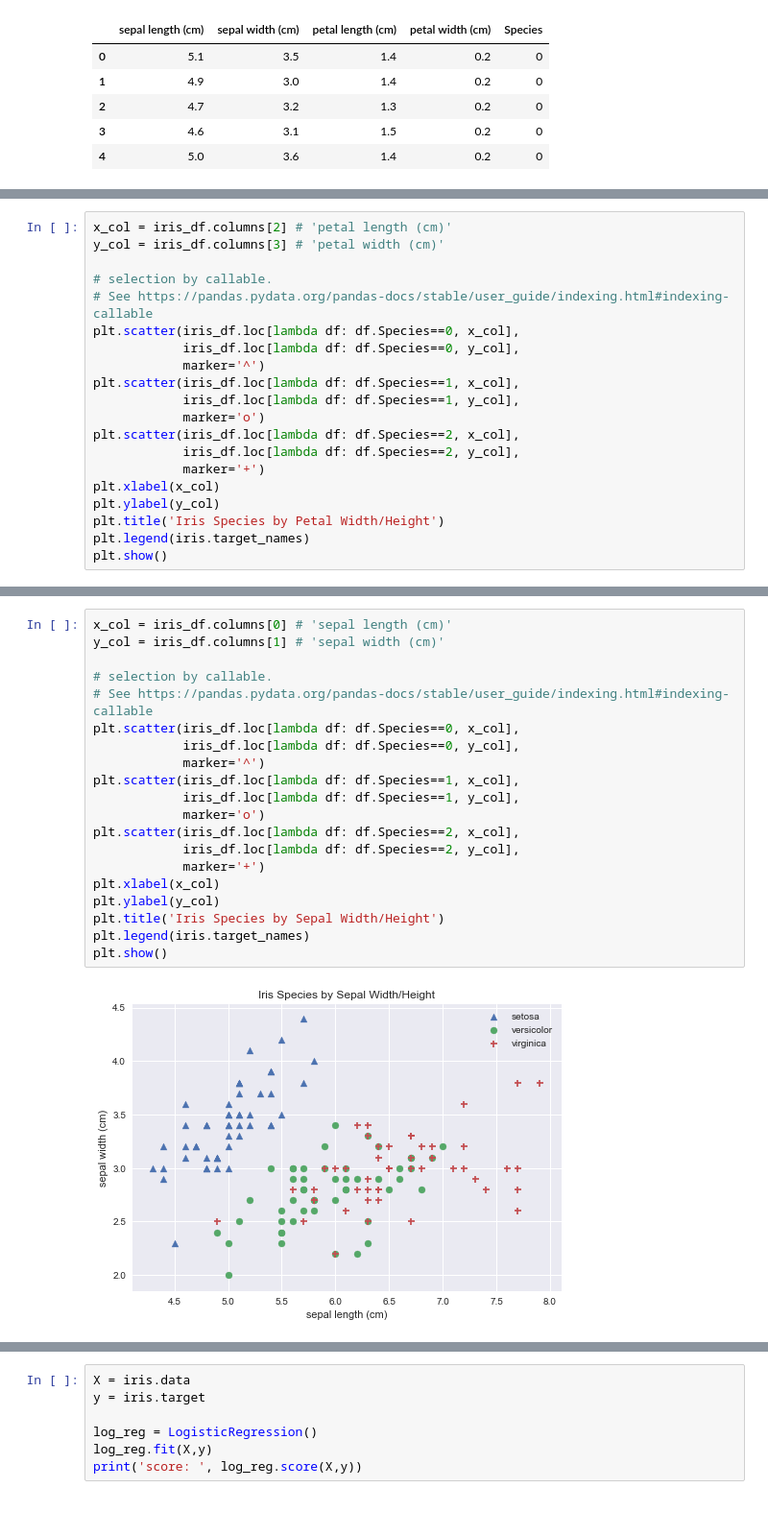
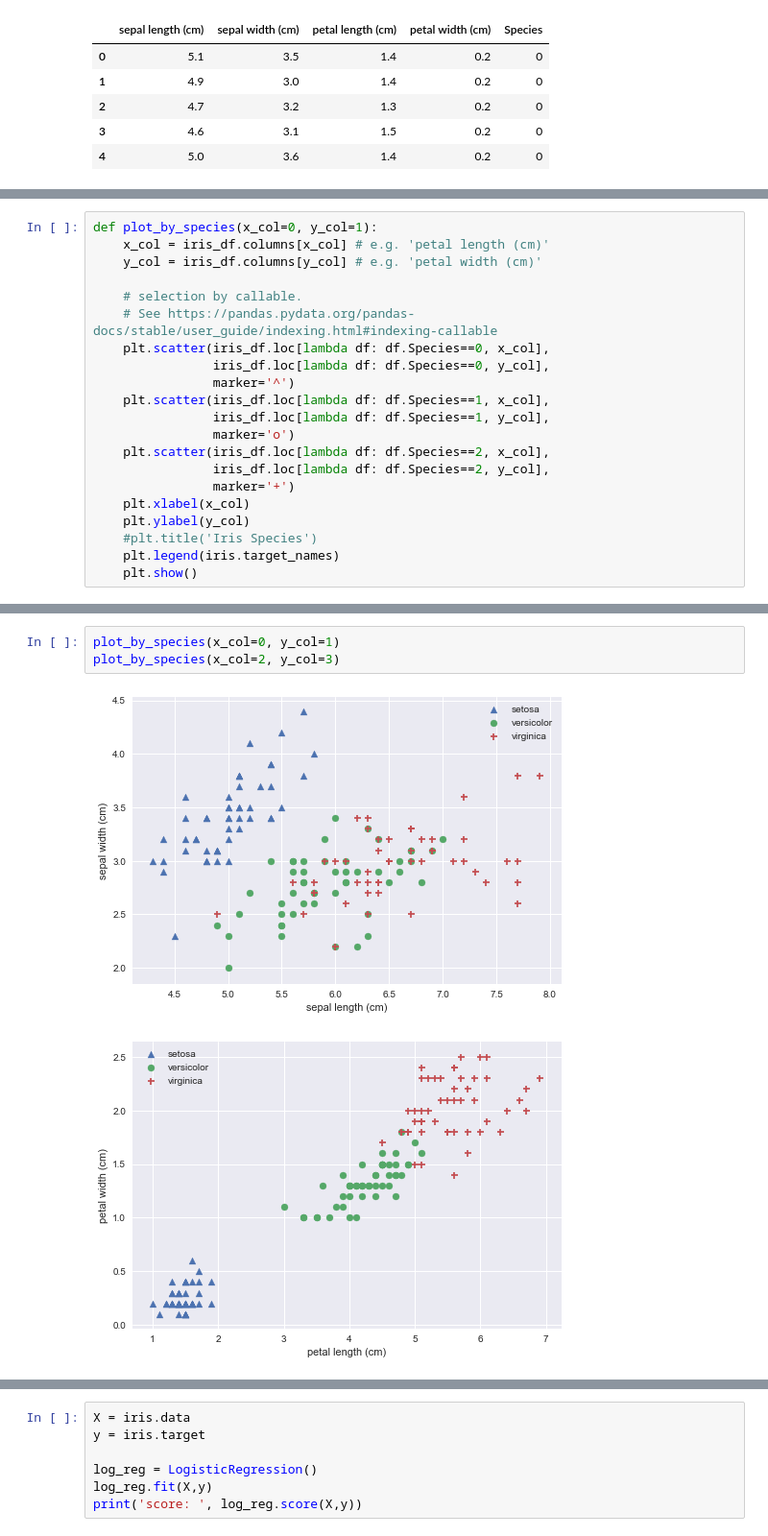
Before and after one commit to charliedavenport/ACM_ML, a Jupyter notebook: iris Dataset/Iris.ipynb, the cells around one changed output, grey strips where cells are left out. Shown at 96% size. Drawn from its saved outputs; the diff is of its cells as text; blank space fills up the shorter version.

```diff
--- a/iris Dataset/Iris.ipynb
+++ b/iris Dataset/Iris.ipynb
@@ -57,20 +59,21 @@ plt.show()
 # %%
-x_col = iris_df.columns[2] # 'petal length (cm)'
-y_col = iris_df.columns[3] # 'petal width (cm)'
+def plot_by_species(x_col=0, y_col=1):
+    x_col = iris_df.columns[x_col] # e.g. 'petal length (cm)'
+    y_col = iris_df.columns[y_col] # e.g. 'petal width (cm)'
 
-# selection by callable.
-# See https://pandas.pydata.org/pandas-docs/stable/user_guide/indexing.html#indexing-callable
-plt.scatter(iris_df.loc[lambda df: df.Species==0, x_col],
-            iris_df.loc[lambda df: df.Species==0, y_col],
-            marker='^')
-plt.scatter(iris_df.loc[lambda df: df.Species==1, x_col],
-            iris_df.loc[lambda df: df.Species==1, y_col],
-            marker='o')
-plt.scatter(iris_df.loc[lambda df: df.Species==2, x_col],
-            iris_df.loc[lambda df: df.Species==2, y_col],
-            marker='+')
-plt.xlabel(x_col)
-plt.ylabel(y_col)
-plt.title('Iris Species by Petal Width/Height')
-plt.legend(iris.target_names)
-plt.show()
+    # selection by callable.
+    # See https://pandas.pydata.org/pandas-docs/stable/user_guide/indexing.html#indexing-callable
+    plt.scatter(iris_df.loc[lambda df: df.Species==0, x_col],
+                iris_df.loc[lambda df: df.Species==0, y_col],
+                marker='^')
+    plt.scatter(iris_df.loc[lambda df: df.Species==1, x_col],
+                iris_df.loc[lambda df: df.Species==1, y_col],
+                marker='o')
+    plt.scatter(iris_df.loc[lambda df: df.Species==2, x_col],
+                iris_df.loc[lambda df: df.Species==2, y_col],
+                marker='+')
+    plt.xlabel(x_col)
+    plt.ylabel(y_col)
+    #plt.title('Iris Species')
+    plt.legend(iris.target_names)
+    plt.show()
@@ -79,22 +80,6 @@ plt.show()
-# %%
-x_col = iris_df.columns[0] # 'sepal length (cm)'
-y_col = iris_df.columns[1] # 'sepal width (cm)'
-
-# selection by callable.
-# See https://pandas.pydata.org/pandas-docs/stable/user_guide/indexing.html#indexing-callable
-plt.scatter(iris_df.loc[lambda df: df.Species==0, x_col],
-            iris_df.loc[lambda df: df.Species==0, y_col],
-            marker='^')
-plt.scatter(iris_df.loc[lambda df: df.Species==1, x_col],
-            iris_df.loc[lambda df: df.Species==1, y_col],
-            marker='o')
-plt.scatter(iris_df.loc[lambda df: df.Species==2, x_col],
-            iris_df.loc[lambda df: df.Species==2, y_col],
-            marker='+')
-plt.xlabel(x_col)
-plt.ylabel(y_col)
-plt.title('Iris Species by Sepal Width/Height')
-plt.legend(iris.target_names)
-plt.show()
-# %% [output]
-[figure, removed]
+# %%
+plot_by_species(x_col=0, y_col=1)
+plot_by_species(x_col=2, y_col=3)
+# %% [output]
+[figure, added]
+[figure, added]
```
Also changed, not shown: parts of 5 cells of this notebook.
